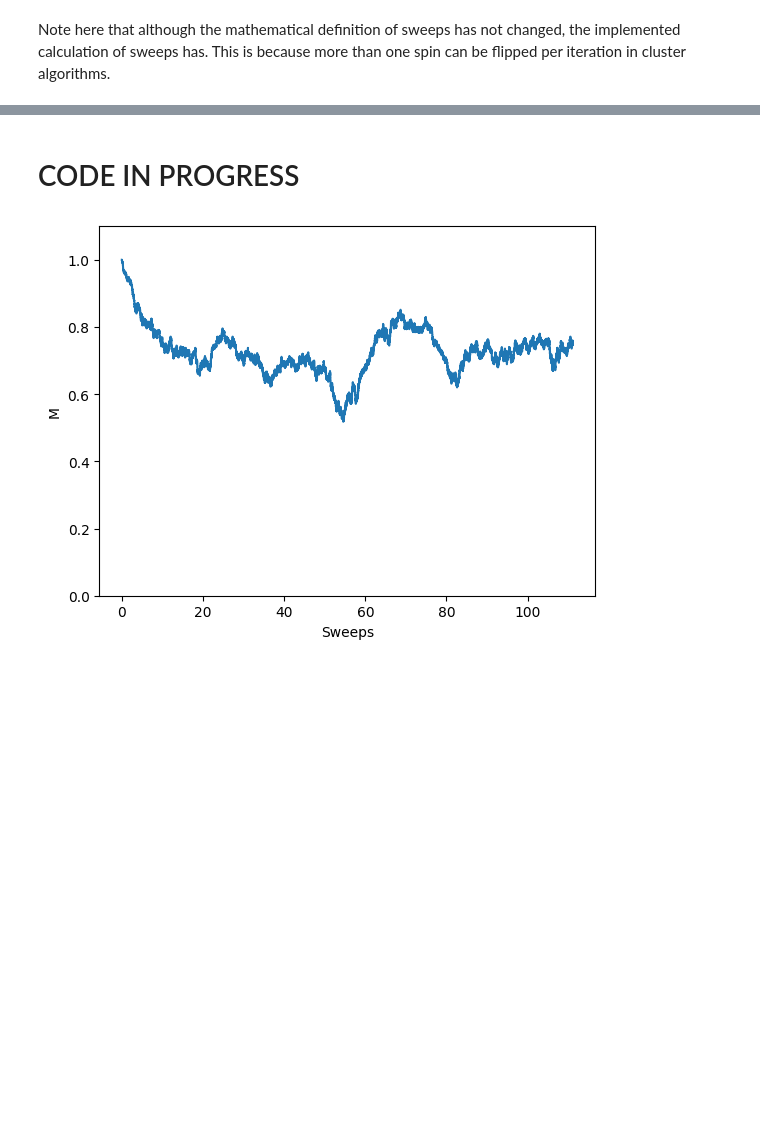
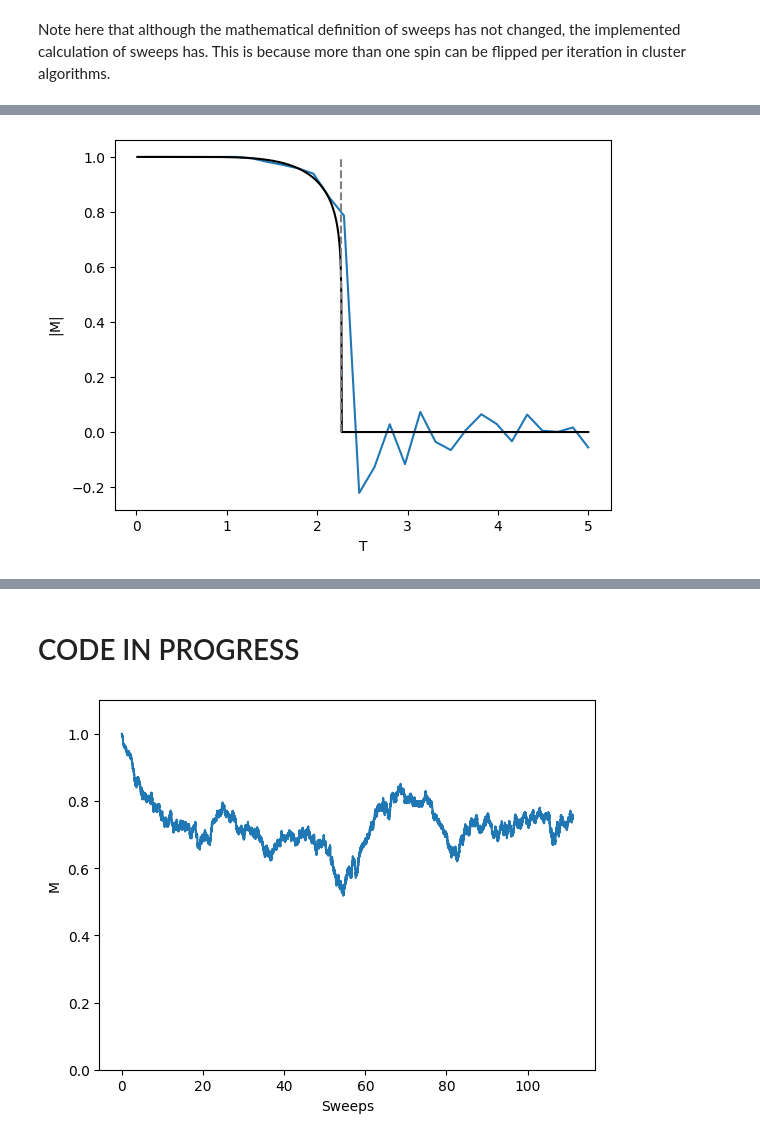
Before and after one commit to Part-II-Computational-Physics/cluster-algorithms-for-monte-carlo-jbd29, a Jupyter notebook: isiing set up 2.ipynb, the cells around one changed output, grey strips where cells are left out. Drawn from its saved outputs; the diff is of its cells as text; code cells hidden in the pictures; blank space fills up the shorter version.

```diff
--- a/isiing set up 2.ipynb
+++ b/isiing set up 2.ipynb
@@ -345,0 +368,16 @@ Wolff_evolve_and_show(lattice, 2, 0, plot_times)
+# %%
+lattice_MH = make_lattice(25,1)
+lattice_Wolff = make_lattice(25,1)
+Ts_MH = np.linspace(0.1,5,30)
+Ms_MH = []
+Ms_Wolff = []
+avg_times = [100000, 150000, 200000]
+
+for T in Ts_MH:
+    MH_Ms = evolve_and_compute_M(lattice_MH,T**-1, 1, 0, 200001)[0]
+    Wolff_Ms = Wolff_evolve_and_compute_M(lattice_Wolff, T**-1,1,200001)[0]
+    Ms_Wolff.append(np.mean([Wolff_Ms[i] for i in avg_times]))
+    Ms_MH.append(np.mean([MH_Ms[i] for i in avg_times]))
+
+print(Ms_MH)
+print(Ms_Wolff)
@@ -345,0 +387,9 @@ Wolff_evolve_and_show(lattice, 2, 0, plot_times)
+# %%
+plt.plot(Ts_MH, Ms_MH, label = 'Metropolis')
+plt.plot(Ts, M_analytic, color = 'black', label  = 'Onsager solution')
+plt.plot(np.full((5,1),T_c), np.linspace(np.min(Ms_MH),1,5), linestyle = '--', color = 'gray', label = r'$T_c$')
+plt.xlabel('T')
+plt.ylabel(r'$\vert$M$\vert$')
+plt.show()
+# %% [output]
+[figure, added]
```
Also changed, not shown: parts of 12 cells of this notebook.
